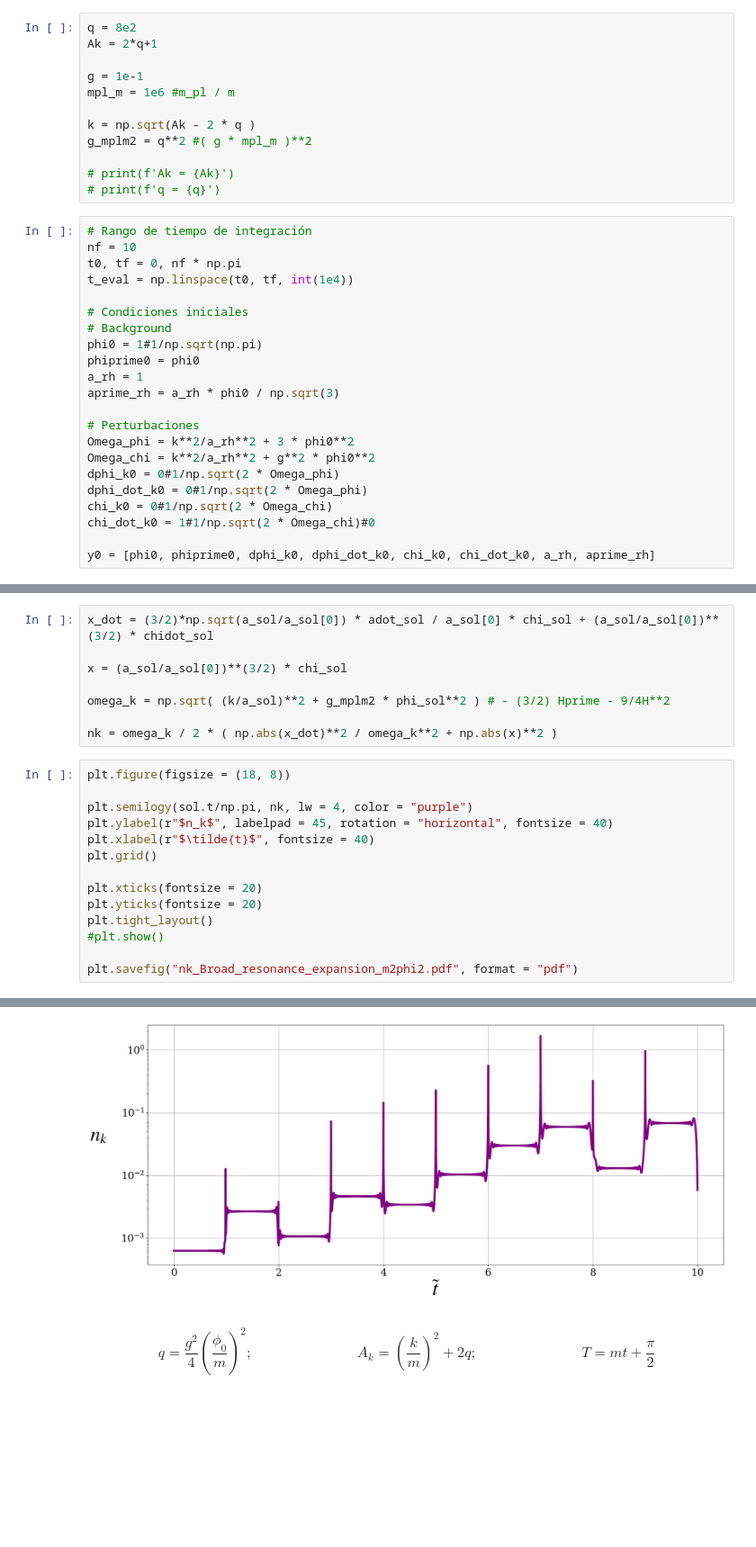
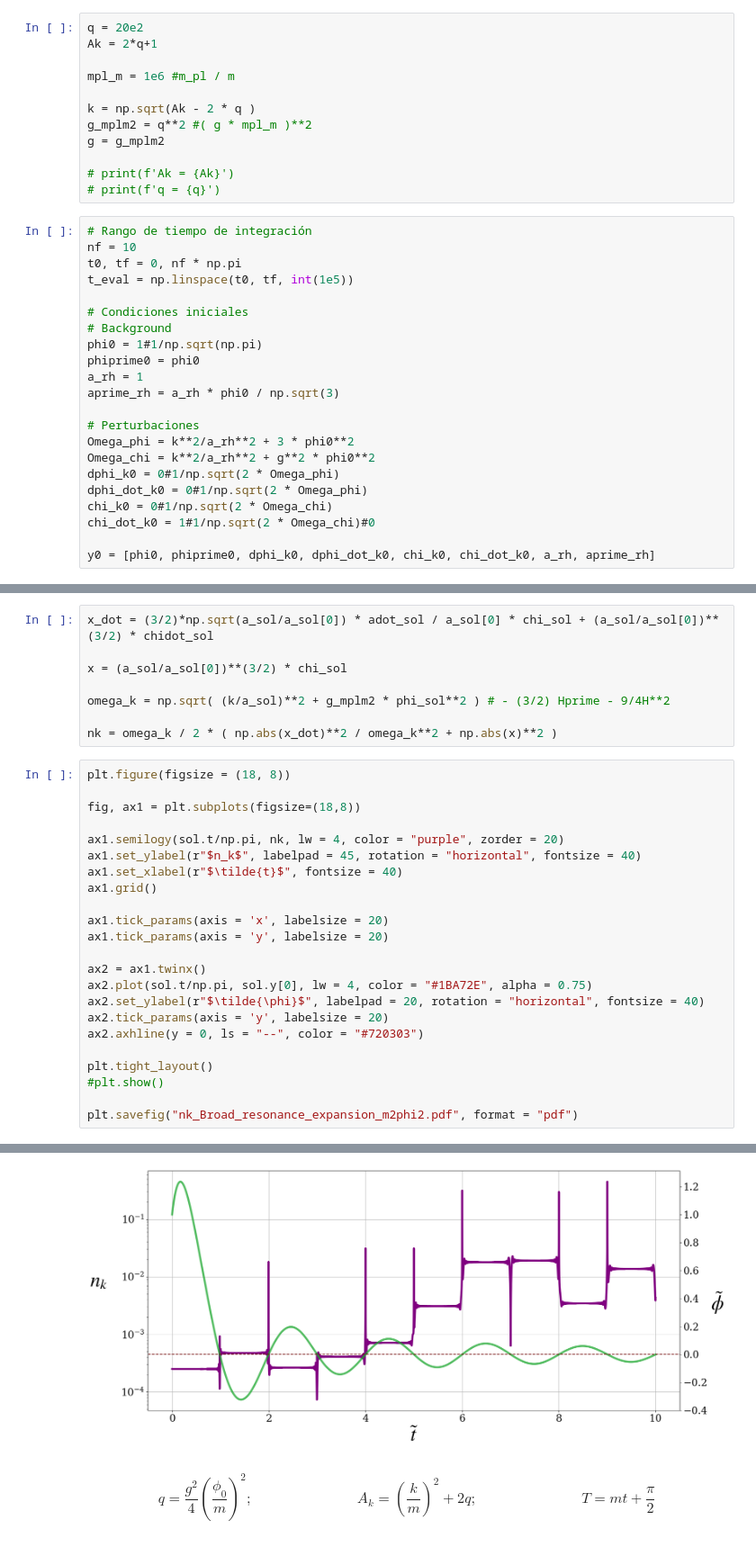
Before and after one commit to TomasCiccarella/Tesis, a Jupyter notebook: Mathieu/m2phi2/m2phi2_expansion.ipynb, the cells around one changed output, grey strips where cells are left out. Shown at 90% size. Saved outputs shown, nothing was run; the diff lists cells and outputs as text; blank space fills up the shorter version.

```diff
--- a/Mathieu/m2phi2/m2phi2_expansion.ipynb
+++ b/Mathieu/m2phi2/m2phi2_expansion.ipynb
@@ -50,14 +50,14 @@ def pert(t, y, k, g_mplm2):
 
     return [phi_dot, phi_ddot, dphi_dot_k, dphi_ddot_k, chi_dot_k, chi_ddot_k, a_dot, a_ddot]
 # %%
-q = 8e2
+q = 20e2
 Ak = 2*q+1
 
-g = 1e-1
 mpl_m = 1e6 #m_pl / m
 
 k = np.sqrt(Ak - 2 * q )
 g_mplm2 = q**2 #( g * mpl_m )**2
+g = g_mplm2
 
 # print(f'Ak = {Ak}')
 # print(f'q = {q}')
@@ -65,7 +65,7 @@ g_mplm2 = q**2 #( g * mpl_m )**2
 # Rango de tiempo de integración
 nf = 10
 t0, tf = 0, nf * np.pi
-t_eval = np.linspace(t0, tf, int(1e4))
+t_eval = np.linspace(t0, tf, int(1e5))
 
 # Condiciones iniciales
 # Background
@@ -145,13 +145,22 @@ nk = omega_k / 2 * ( np.abs(x_dot)**2 / omega_k**2 + np.abs(x)**2 )
 # %%
 plt.figure(figsize = (18, 8))
 
-plt.semilogy(sol.t/np.pi, nk, lw = 4, color = "purple")
-plt.ylabel(r"$n_k$", labelpad = 45, rotation = "horizontal", fontsize = 40)
-plt.xlabel(r"$\tilde{t}$", fontsize = 40)
-plt.grid()
+fig, ax1 = plt.subplots(figsize=(18,8))
 
-plt.xticks(fontsize = 20)
-plt.yticks(fontsize = 20)
+ax1.semilogy(sol.t/np.pi, nk, lw = 4, color = "purple", zorder = 20)
+ax1.set_ylabel(r"$n_k$", labelpad = 45, rotation = "horizontal", fontsize = 40)
+ax1.set_xlabel(r"$\tilde{t}$", fontsize = 40)
+ax1.grid()
+
+ax1.tick_params(axis = 'x', labelsize = 20)
+ax1.tick_params(axis = 'y', labelsize = 20)
+
+ax2 = ax1.twinx()
+ax2.plot(sol.t/np.pi, sol.y[0], lw = 4, color = "#1BA72E", alpha = 0.75)
+ax2.set_ylabel(r"$\tilde{\phi}$", labelpad = 20, rotation = "horizontal", fontsize = 40)
+ax2.tick_params(axis = 'y', labelsize = 20)
+ax2.axhline(y = 0, ls = "--", color = "#720303")
+
 plt.tight_layout()
 #plt.show()
 
@@ -160,4 +170,4 @@ plt.savefig("nk_Broad_resonance_expansion_m2phi2.pdf", format = "pdf")
-[figure, old version]
+[figure, new version]
 # %% [markdown]
 $$q = \frac{g^2}{4} \left( \frac{\phi_0}{m} \right)^2; \hspace{3cm} A_k = \left( \frac{k}{m} \right)^2 + 2 q; \hspace{3cm} T = m t + \frac{\pi}{2}$$
 # %%
```
Also changed, not shown: parts of 5 cells of this notebook, 54 other files.
